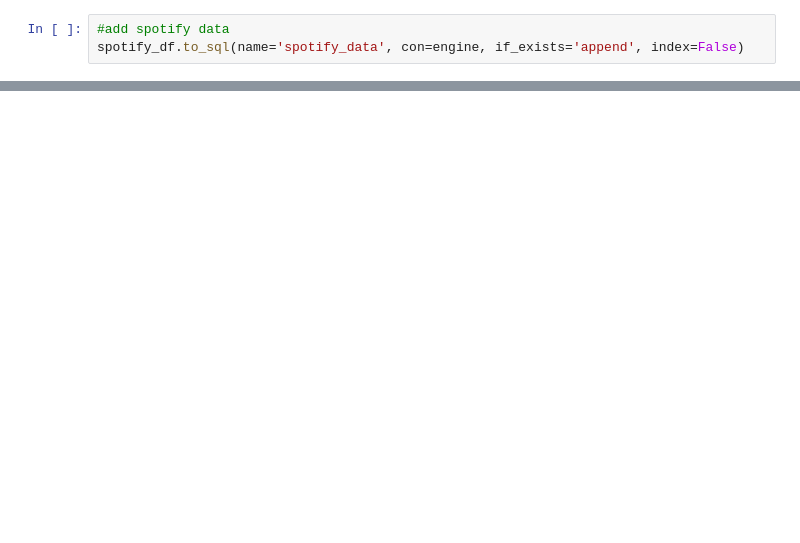
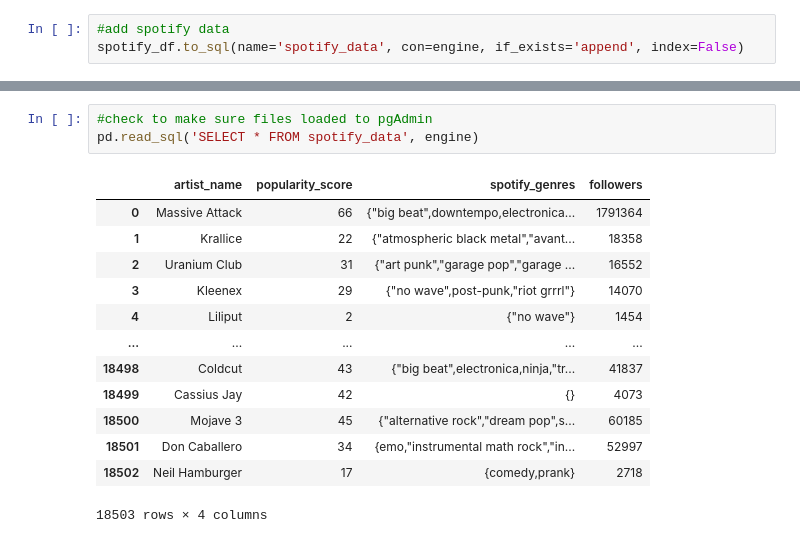
Before and after one commit to ermcgrew/bootcamp_project_two, a Jupyter notebook: pitchfork_spotify_ETL.ipynb, the cells around one changed output, grey strips where cells are left out. Drawn from its saved outputs; the diff is of its cells as text; blank space fills up the shorter version.

```diff
--- a/pitchfork_spotify_ETL.ipynb
+++ b/pitchfork_spotify_ETL.ipynb
@@ -151,0 +216,17 @@ spotify_df.to_sql(name='spotify_data', con=engine, if_exists='append', index=Fal
+# %%
+#check to make sure files loaded to pgAdmin
+pd.read_sql('SELECT * FROM spotify_data', engine)
+# %% [output]
+|  | artist_name | popularity_score | spotify_genres | followers |
+| 0 | Massive Attack | 66 | {"big beat",downtempo,electronica... | 1791364 |
+| 1 | Krallice | 22 | {"atmospheric black metal","avant... | 18358 |
+| 2 | Uranium Club | 31 | {"art punk","garage pop","garage ... | 16552 |
+| 3 | Kleenex | 29 | {"no wave",post-punk,"riot grrrl"} | 14070 |
+| 4 | Liliput | 2 | {"no wave"} | 1454 |
+| ... | ... | ... | ... | ... |
+| 18498 | Coldcut | 43 | {"big beat",electronica,ninja,"tr... | 41837 |
+| 18499 | Cassius Jay | 42 | {} | 4073 |
+| 18500 | Mojave 3 | 45 | {"alternative rock","dream pop",s... | 60185 |
+| 18501 | Don Caballero | 34 | {emo,"instrumental math rock","in... | 52997 |
+| 18502 | Neil Hamburger | 17 | {comedy,prank} | 2718 |
+18503 rows × 4 columns
```
Also changed, not shown: parts of 10 cells of this notebook.
